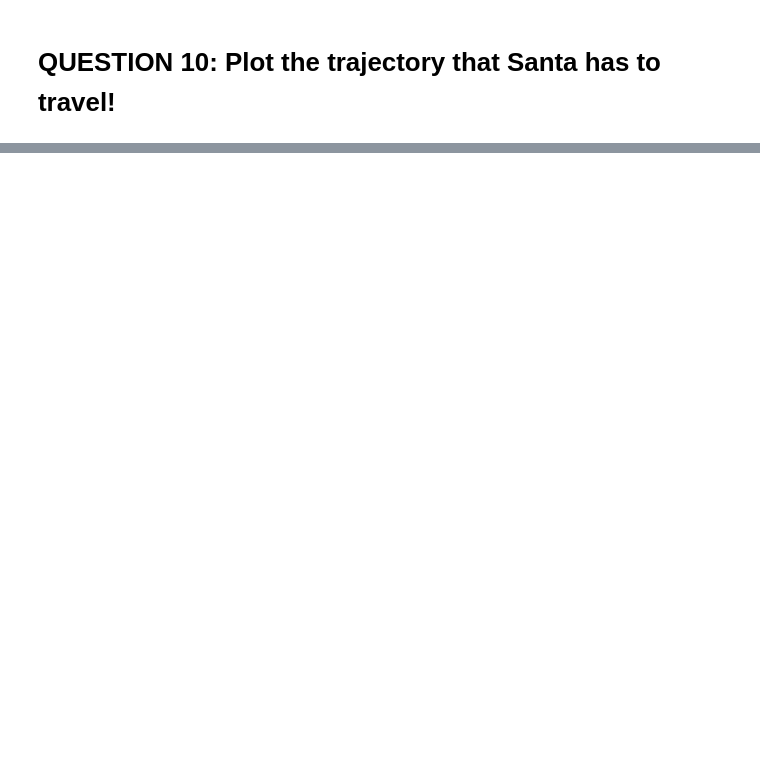
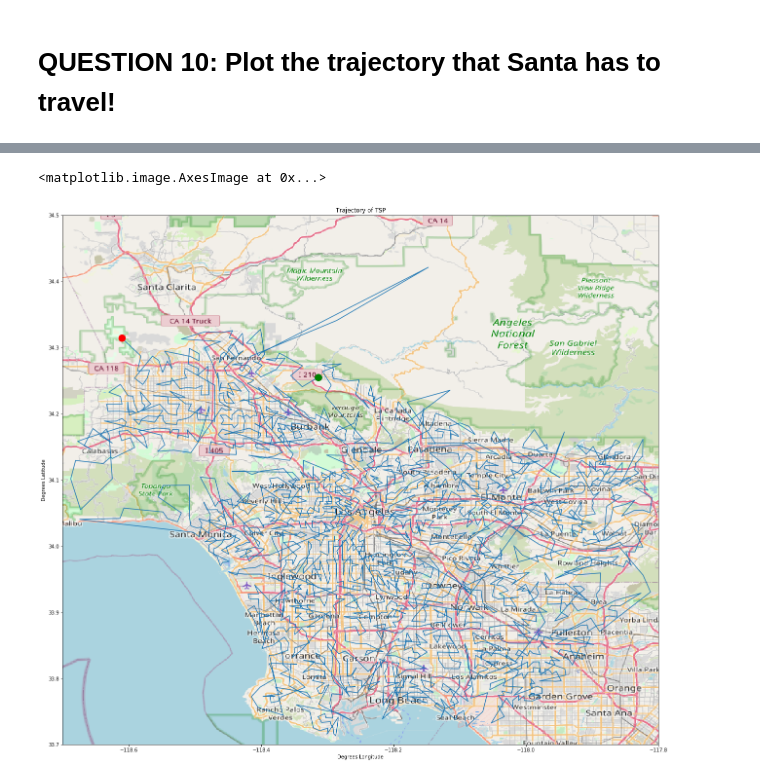
Before and after one commit to shellyondiet/Graph-Algorithms, a Jupyter notebook: Project4_Q6_Q10.ipynb, the cells around one changed output, grey strips where cells are left out. Drawn from its saved outputs; the diff is of its cells as text; code cells hidden in the pictures; blank space fills up the shorter version.

```diff
--- a/Project4_Q6_Q10.ipynb
+++ b/Project4_Q6_Q10.ipynb
@@ -207,0 +218,11 @@ print(summ * 100 / n, '% of triangles pass the triangle inequality')
+# %%
+eu_path = nx.eulerian_path(multi, 2472)
+eu_list = list(eu_path)
+# %%
+embedded_tour = []
+for edge in eu_list:
+    if edge[0] not in embedded_tour:
+        embedded_tour.append(edge[0])
+    if edge[1] not in embedded_tour:
+        embedded_tour.append(edge[1])
+print(embedded_tour)
@@ -209,0 +336,30 @@ print(summ * 100 / n, '% of triangles pass the triangle inequality')
+# %%
+latitude = []
+longitude = []
+
+for i in embedded_tour:
+    latitude.append(mst.nodes[i]['centroid'][1])
+    longitude.append(mst.nodes[i]['centroid'][0])
+
+start_lat = mst.nodes[2472]['centroid'][1]
+start_long = mst.nodes[2472]['centroid'][0]
+# %%
+fig, ax = plt.subplots(figsize=(25,20))
+
+mymap = plt.imread(os.path.join(path, 'la_map.png'))
+
+BBox = ((-118.7, -117.8,
+         33.7, 34.5))
+
+plt.plot(longitude, latitude)
+plt.plot(start_long, start_lat, 'ro', markersize=14)
+plt.plot(longitude[-1], latitude[-1], 'go', markersize=14)
+plt.title('Trajectory of TSP')
+plt.xlabel('Degrees Longitude')
+plt.ylabel('Degrees Latitude')
+ax.set_xlim(BBox[0],BBox[1])
+ax.set_ylim(BBox[2],BBox[3])
+ax.imshow(mymap, zorder=0, extent = BBox, aspect= 'equal')
+# %% [output]
+<matplotlib.image.AxesImage at 0x...>
+[figure, added]
```
Also changed, not shown: parts of 17 cells of this notebook, 1 other file.
